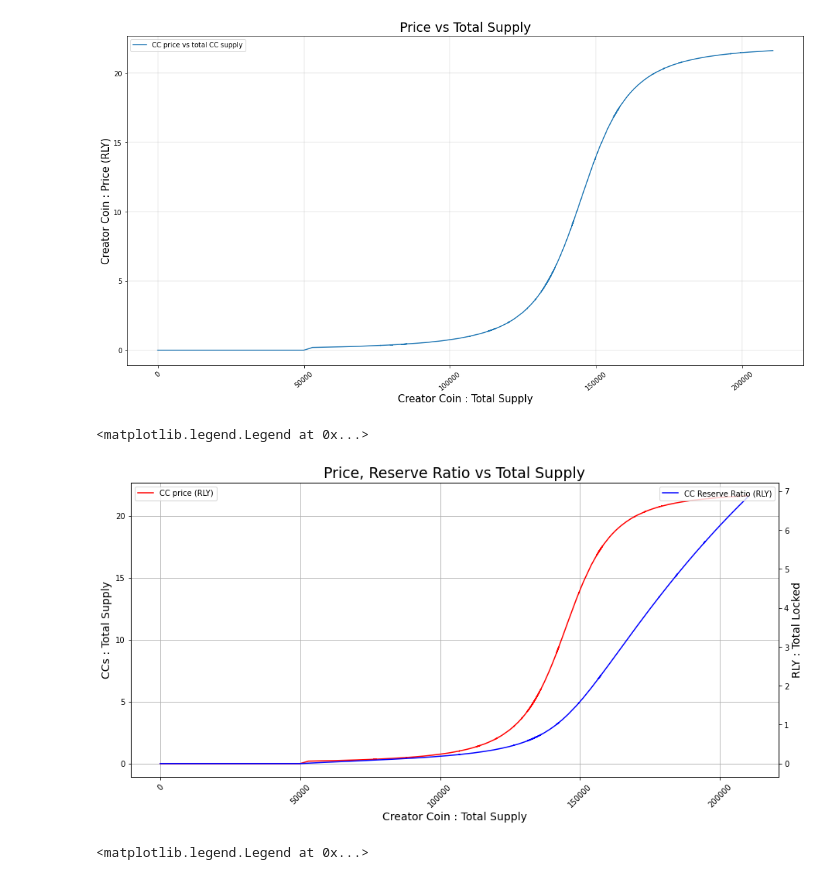
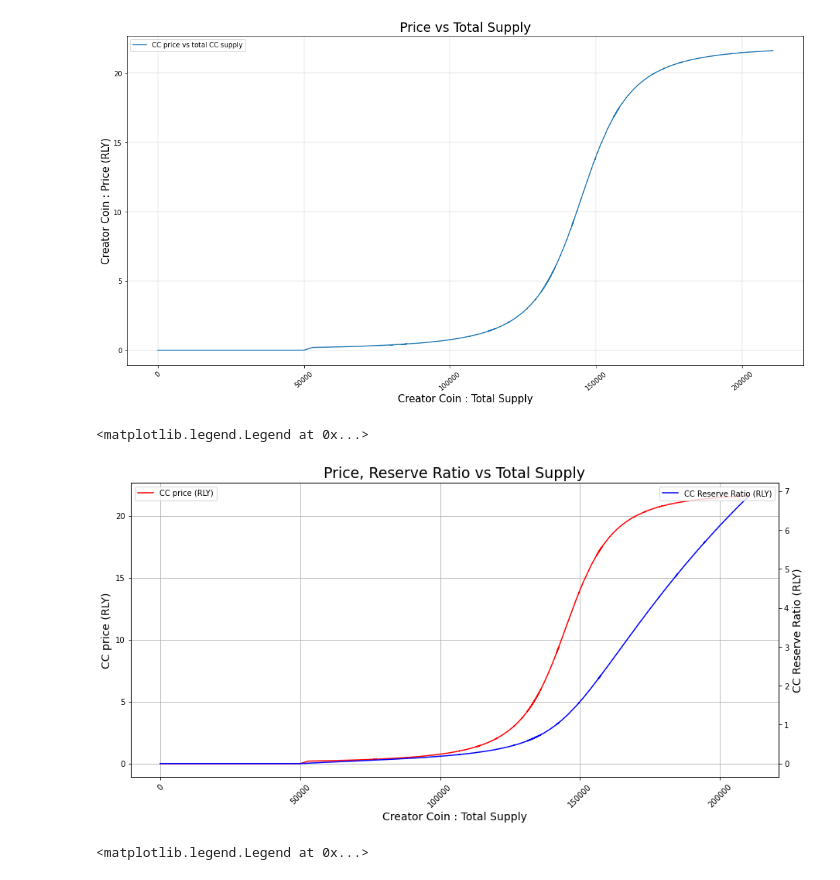
Before and after one commit to astro-martian/Rally_TBCs_, a Jupyter notebook: Sigmoid_Token_Bonding_Curve.ipynb, the cells around one changed output. Drawn from its saved outputs; the diff is of its cells as text; code cells hidden in the pictures.

```diff
--- a/Sigmoid_Token_Bonding_Curve.ipynb
+++ b/Sigmoid_Token_Bonding_Curve.ipynb
@@ -255,21 +255,21 @@ plt.legend()
 # %%
 fig,ax = plt.subplots(figsize=(15, 7))
 plt.xticks(rotation=45)
 plt.title('Price, Reserve Ratio vs Total Supply',fontsize = 19)
 
 ax.plot(metrics.loc[:,'CCs : Total Supply'],metrics.loc[:,'CCs : Price (RLY)'],'-r',label="CC price (RLY)")
 ax.set_xlabel("Creator Coin : Total Supply",fontsize=14)
-ax.set_ylabel("CCs : Total Supply",fontsize=14)
+ax.set_ylabel("CC price (RLY)",fontsize=14)
 ax.legend(loc='upper left')
 ax.grid(True)
 
 ax2=ax.twinx()
 ax2.plot(metrics.loc[:,'CCs : Total Supply'],metrics.loc[:,'Reserve Ratio'],'-b',label="CC Reserve Ratio (RLY)")
-ax2.set_ylabel("RLY : Total Locked",fontsize=14)
+ax2.set_ylabel("CC Reserve Ratio (RLY)",fontsize=14)
 ax2.legend(loc='upper right')
 # %% [output]
 <matplotlib.legend.Legend at 0x...>
-[figure, old version]
+[figure, new version]
 # %%
 # plt.figure(figsize=(18,9))
 # plt.xticks(rotation=40)
```
Also changed, not shown: 13 other files.
